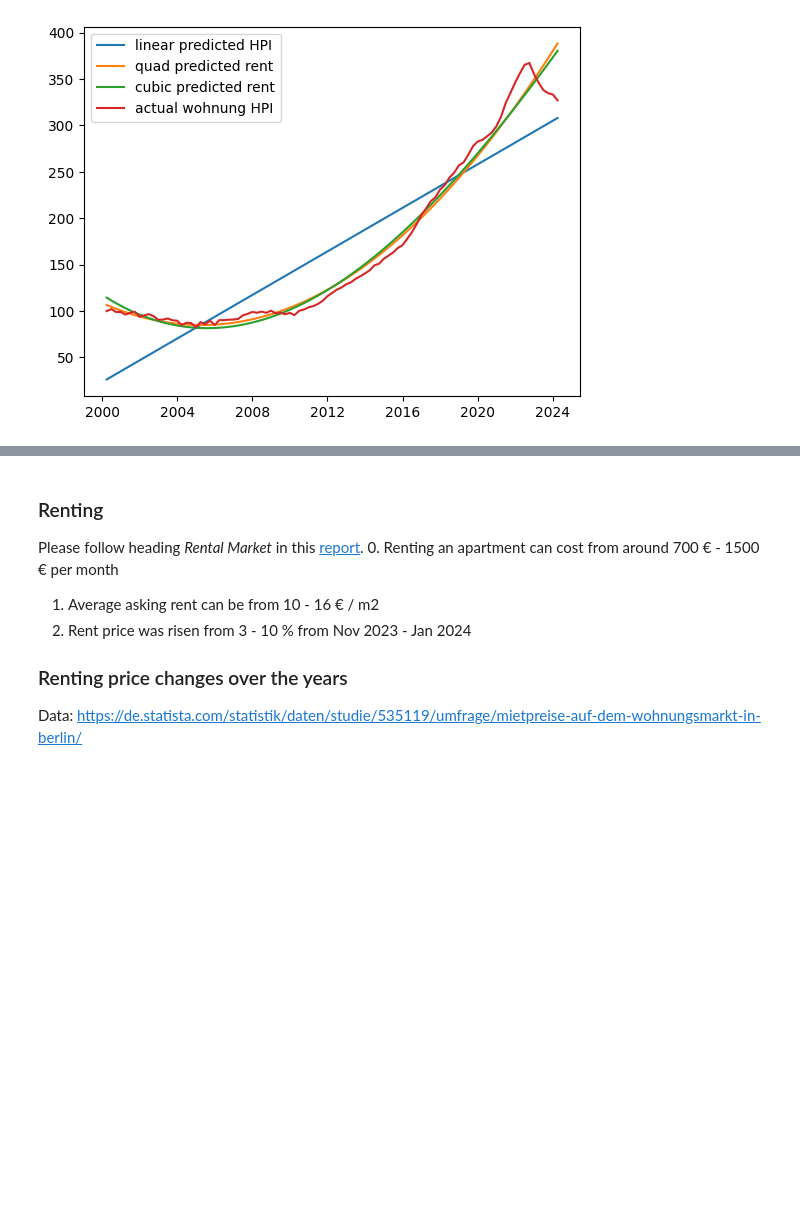
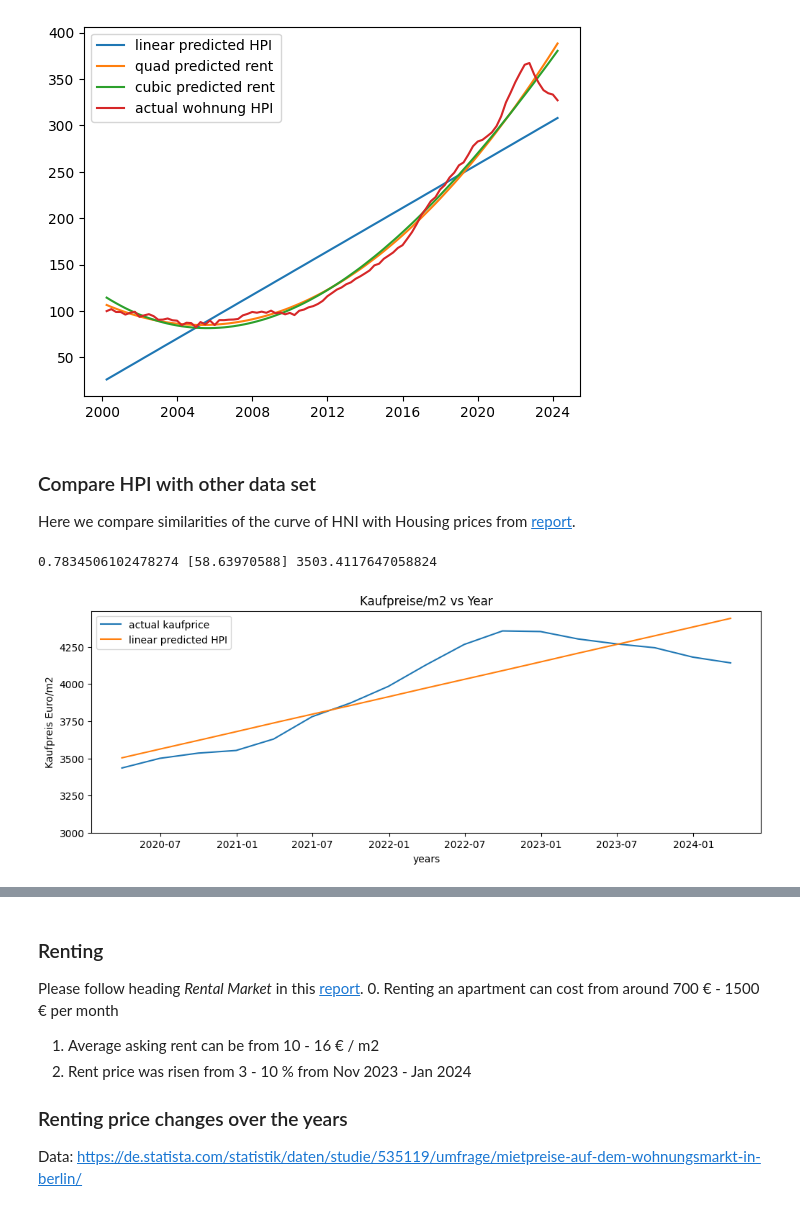
Before and after one commit to barunps3/financial_analysis, a Jupyter notebook: Base_calculation.ipynb, the cells around one changed output, grey strips where cells are left out. Saved outputs shown, nothing was run; the diff lists cells and outputs as text; code cells hidden in the pictures; blank space fills up the shorter version.

Commit message:
added immoscout prices

```diff
--- a/Base_calculation.ipynb
+++ b/Base_calculation.ipynb
@@ -433,3 +434,36 @@ plt.show()# Calculate total interest paid every 5 year
 0.9796137022116111 [-2.13497541  0.05280614] 106.55738461832715
 0.9808350766437669 [-3.15063016e+00  7.93929914e-02 -1.84630930e-04] 114.47140479059004
 [figure]
+# %% [markdown]
+### Compare HPI with other data set
+Here we compare similarities of the curve of HNI with Housing prices from [report](https://www.engelvoelkers.com/de-de/immobilienpreise/berlin/).
+# %%
+# Assuming your DataFrame has a 'date_column' containing datetime values
+kauf_price = pd.read_csv("kaufpreise_2020_24_wohnung.csv")
+kauf_price['Date'] = pd.to_datetime(kauf_price['Date'])
+dates = kauf_price['Date']
+
+plt.figure(figsize=(12, 4))
+plt.plot(kauf_price['Date'], kauf_price['Wohnung'], label="actual kaufprice")
+
+linear_model = LinearRegression()
+x = kauf_price.index.to_numpy().reshape((-1, 1))
+y = kauf_price['Wohnung'].to_numpy()
+linear_model.fit(x, y)
+r_sq = linear_model.score(x, y)
+slope = linear_model.coef_
+intercept = linear_model.intercept_
+
+print(r_sq, slope, intercept)
+y_predicted = x * slope + intercept
+y_predicted
+plt.plot(dates, y_predicted, label='linear predicted HPI')
+plt.xlabel("years")
+plt.ylabel("Kaufpreis Euro/m2")
+plt.yticks(np.arange(3000, 4500, 250))
+plt.title("Kaufpreise/m2 vs Year")
+plt.legend()
+plt.show()
+# %% [output]
+0.7834506102478274 [58.63970588] 3503.4117647058824
+[figure, added]
```
Also changed, not shown: parts of 4 cells of this notebook, 3 other files.
